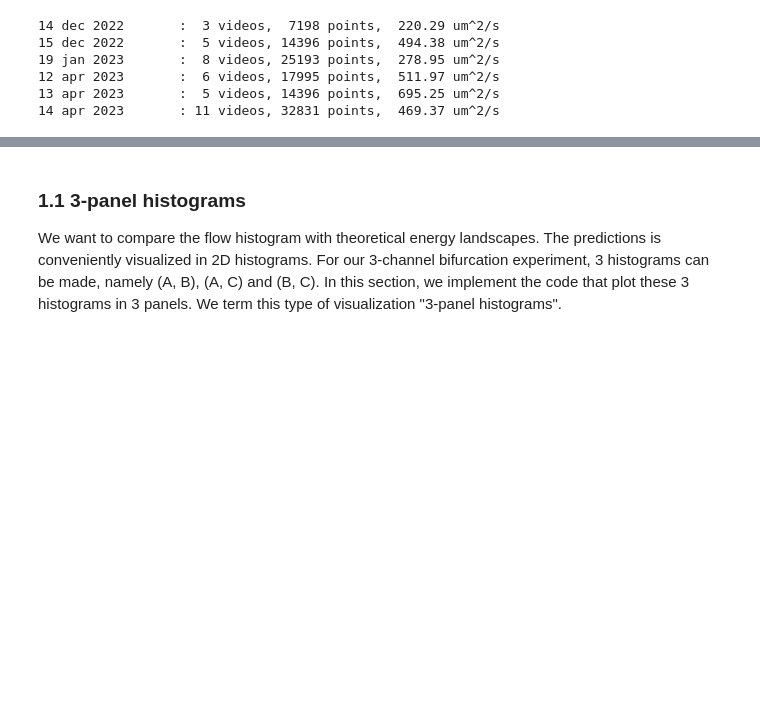
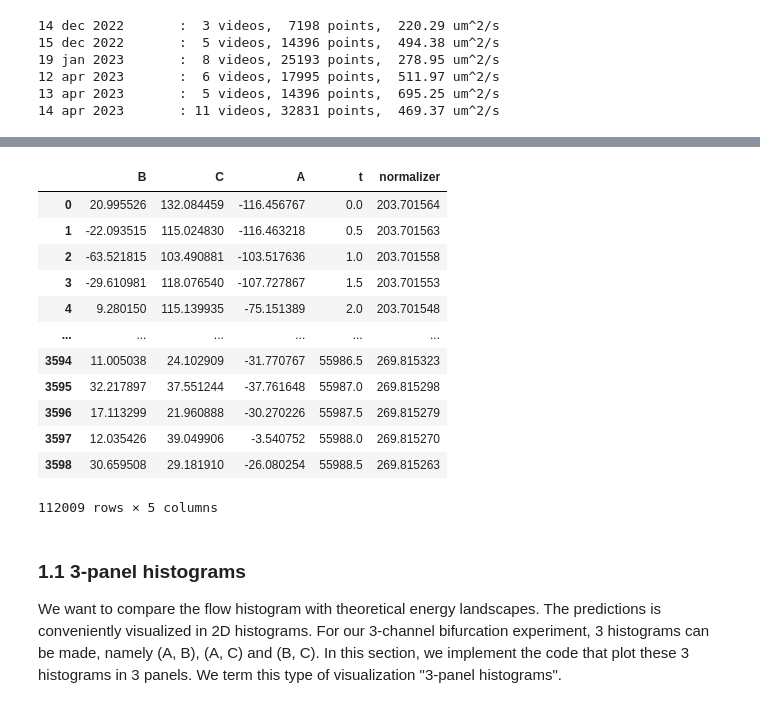
Before and after one commit to ZLoverty/AN, a Jupyter notebook: Code/data-summary.ipynb, the cells around one changed output, grey strips where cells are left out. Saved outputs shown, nothing was run; the diff lists cells and outputs as text; code cells hidden in the pictures; blank space fills up the shorter version.

```diff
--- a/Code/data-summary.ipynb
+++ b/Code/data-summary.ipynb
@@ -140,3 +186,19 @@ for date in dates:
+# %%
+combined
+# %% [output]
+|  | B | C | A | t | normalizer |
+| 0 | 20.995526 | 132.084459 | -116.456767 | 0.0 | 203.701564 |
+| 1 | -22.093515 | 115.024830 | -116.463218 | 0.5 | 203.701563 |
+| 2 | -63.521815 | 103.490881 | -103.517636 | 1.0 | 203.701558 |
+| 3 | -29.610981 | 118.076540 | -107.727867 | 1.5 | 203.701553 |
+| 4 | 9.280150 | 115.139935 | -75.151389 | 2.0 | 203.701548 |
+| ... | ... | ... | ... | ... | ... |
+| 3594 | 11.005038 | 24.102909 | -31.770767 | 55986.5 | 269.815323 |
+| 3595 | 32.217897 | 37.551244 | -37.761648 | 55987.0 | 269.815298 |
+| 3596 | 17.113299 | 21.960888 | -30.270226 | 55987.5 | 269.815279 |
+| 3597 | 12.035426 | 39.049906 | -3.540752 | 55988.0 | 269.815270 |
+| 3598 | 30.659508 | 29.181910 | -26.080254 | 55988.5 | 269.815263 |
+112009 rows × 5 columns
 # %% [markdown]
 ### 1.1 3-panel histograms
 
```
Also changed, not shown: parts of 5 cells of this notebook, 3 other files.
